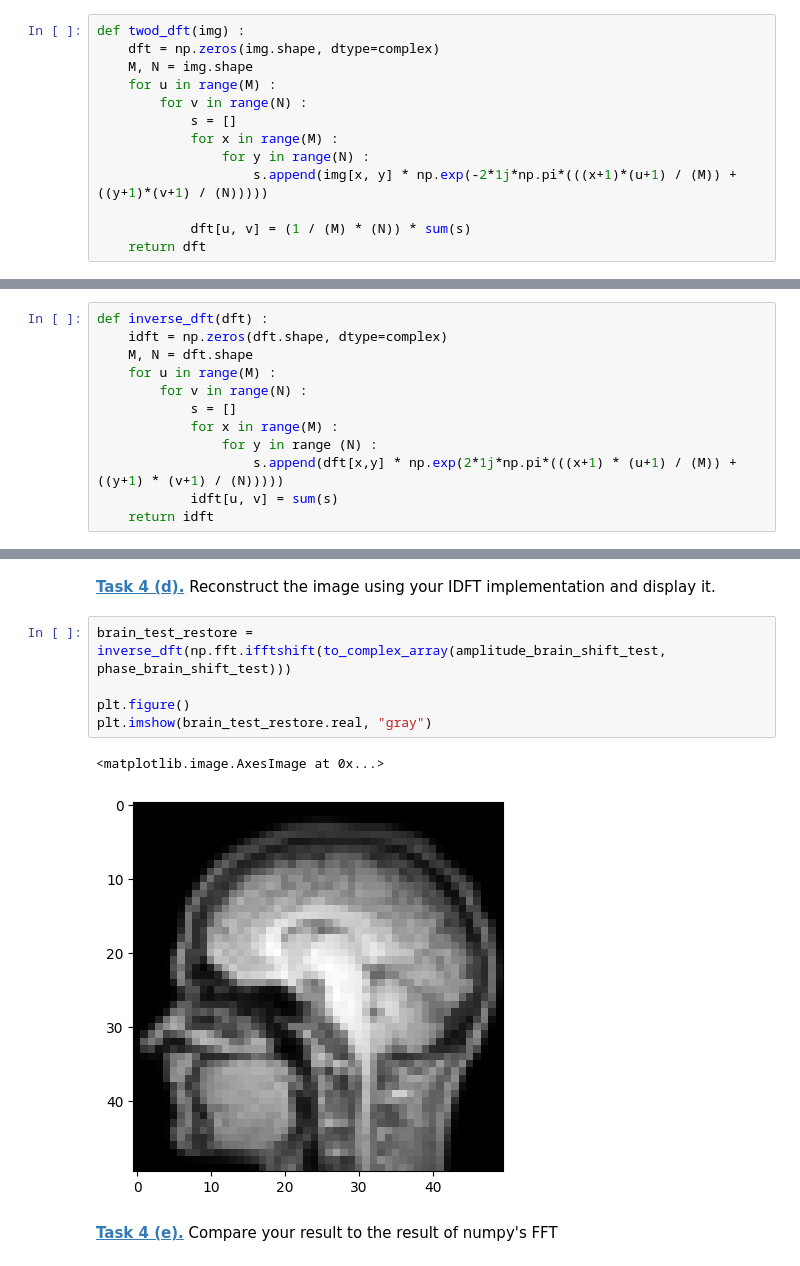
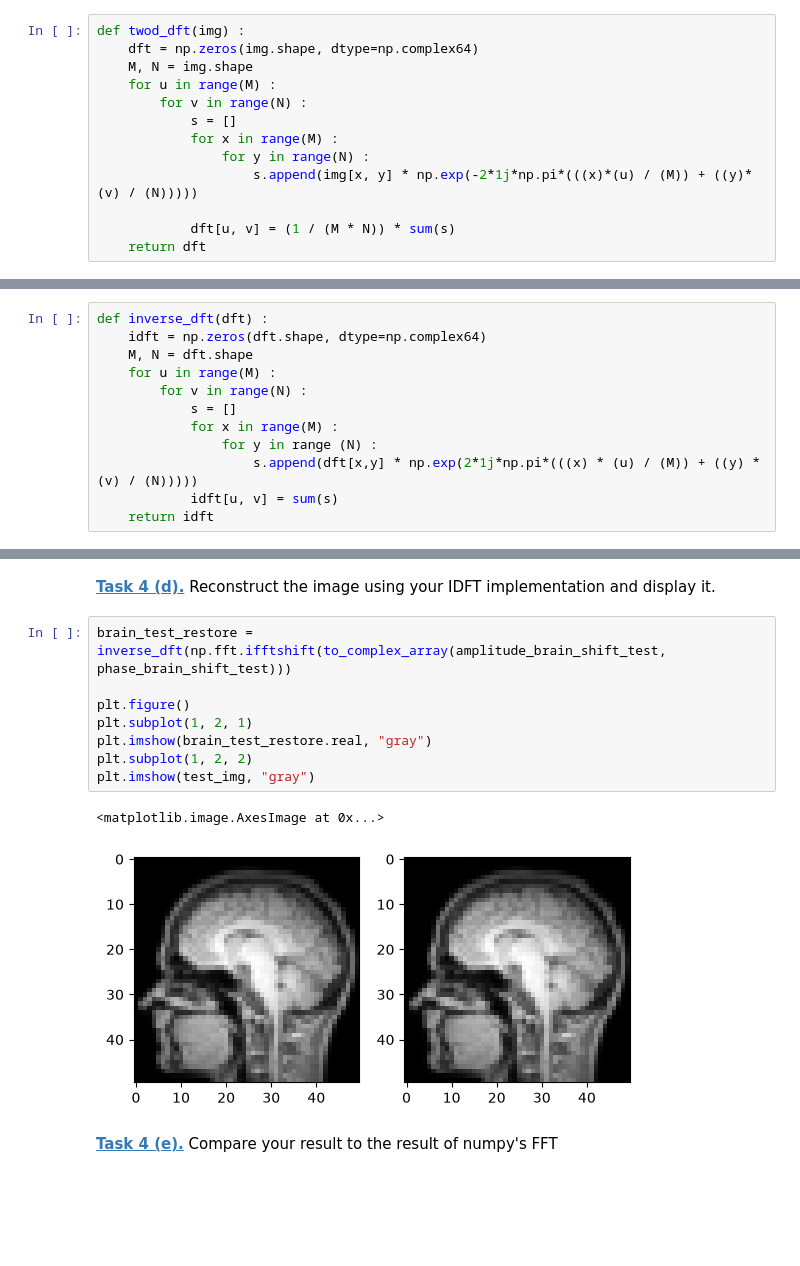
Before and after one commit to tilmannstieglitz/mobi-fs5-python, a Jupyter notebook: fourier.ipynb, the cells around one changed output, grey strips where cells are left out. Drawn from its saved outputs; the diff is of its cells as text; blank space fills up the shorter version.

```diff
--- a/fourier.ipynb
+++ b/fourier.ipynb
@@ -190,29 +190,29 @@ plt.imshow(brain_high.real, "gray")
 **[Task 4 (a).]()** Implement a function that computes the 2D-DFT.
 # %%
 def twod_dft(img) :
-    dft = np.zeros(img.shape, dtype=complex)
+    dft = np.zeros(img.shape, dtype=np.complex64)
     M, N = img.shape
     for u in range(M) :
         for v in range(N) :
             s = []
             for x in range(M) :
                 for y in range(N) :
-                    s.append(img[x, y] * np.exp(-2*1j*np.pi*(((x+1)*(u+1) / (M)) + ((y+1)*(v+1) / (N)))))
+                    s.append(img[x, y] * np.exp(-2*1j*np.pi*(((x)*(u) / (M)) + ((y)*(v) / (N)))))
 
-            dft[u, v] = (1 / (M) * (N)) * sum(s)
+            dft[u, v] = (1 / (M * N)) * sum(s)
     return dft
 # %% [markdown]
 **[Task 4 (b).]()** Implement a function that computes the 2D-IDFT.
 # %%
 def inverse_dft(dft) :
-    idft = np.zeros(dft.shape, dtype=complex)
+    idft = np.zeros(dft.shape, dtype=np.complex64)
     M, N = dft.shape
     for u in range(M) :
         for v in range(N) :
             s = []
             for x in range(M) :
                 for y in range (N) :
-                    s.append(dft[x,y] * np.exp(2*1j*np.pi*(((x+1) * (u+1) / (M)) + ((y+1) * (v+1) / (N)))))
+                    s.append(dft[x,y] * np.exp(2*1j*np.pi*(((x) * (u) / (M)) + ((y) * (v) / (N)))))
             idft[u, v] = sum(s)
     return idft
 # %% [markdown]
@@ -246,11 +246,14 @@ plt.imshow(phase_brain_shift_test, 'gray')
 # %%
 brain_test_restore = inverse_dft(np.fft.ifftshift(to_complex_array(amplitude_brain_shift_test, phase_brain_shift_test)))
 
 plt.figure()
+plt.subplot(1, 2, 1)
 plt.imshow(brain_test_restore.real, "gray")
+plt.subplot(1, 2, 2)
+plt.imshow(test_img, "gray")
 # %% [output]
 <matplotlib.image.AxesImage at 0x...>
-[figure, old version]
+[figure, new version]
 # %% [markdown]
 **[Task 4 (e).]()** Compare your result to the result of numpy's FFT
 # %%
```
Also changed, not shown: parts of 14 cells of this notebook.
